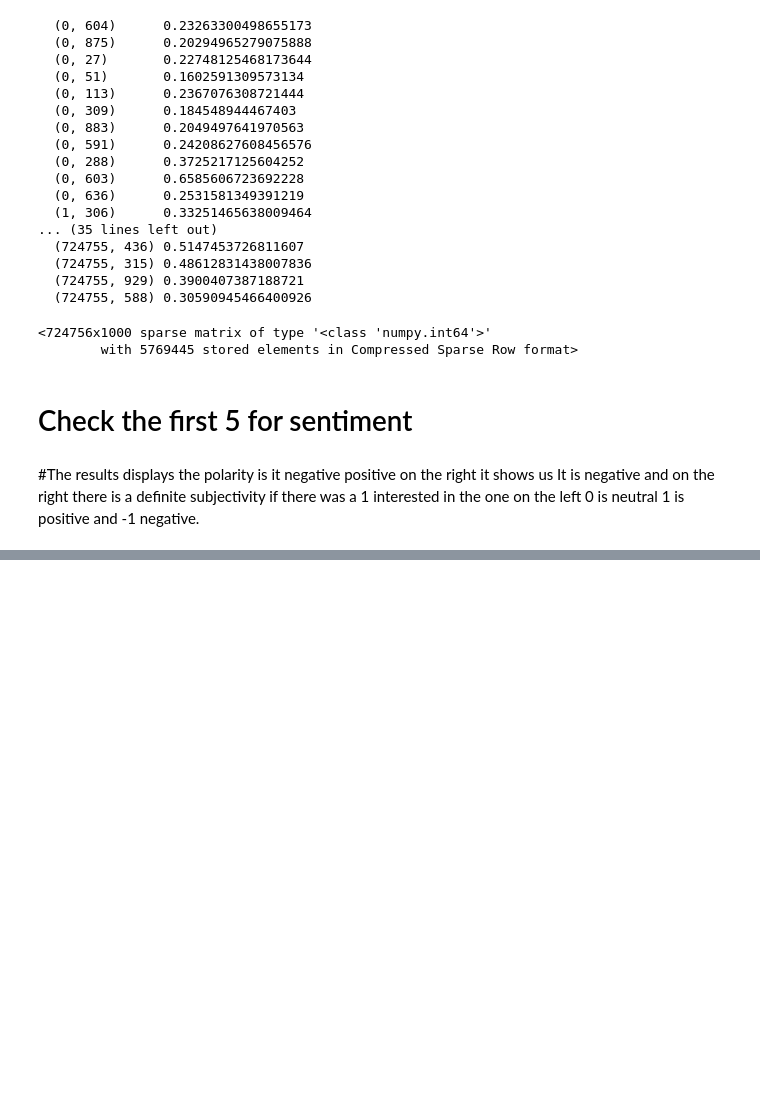
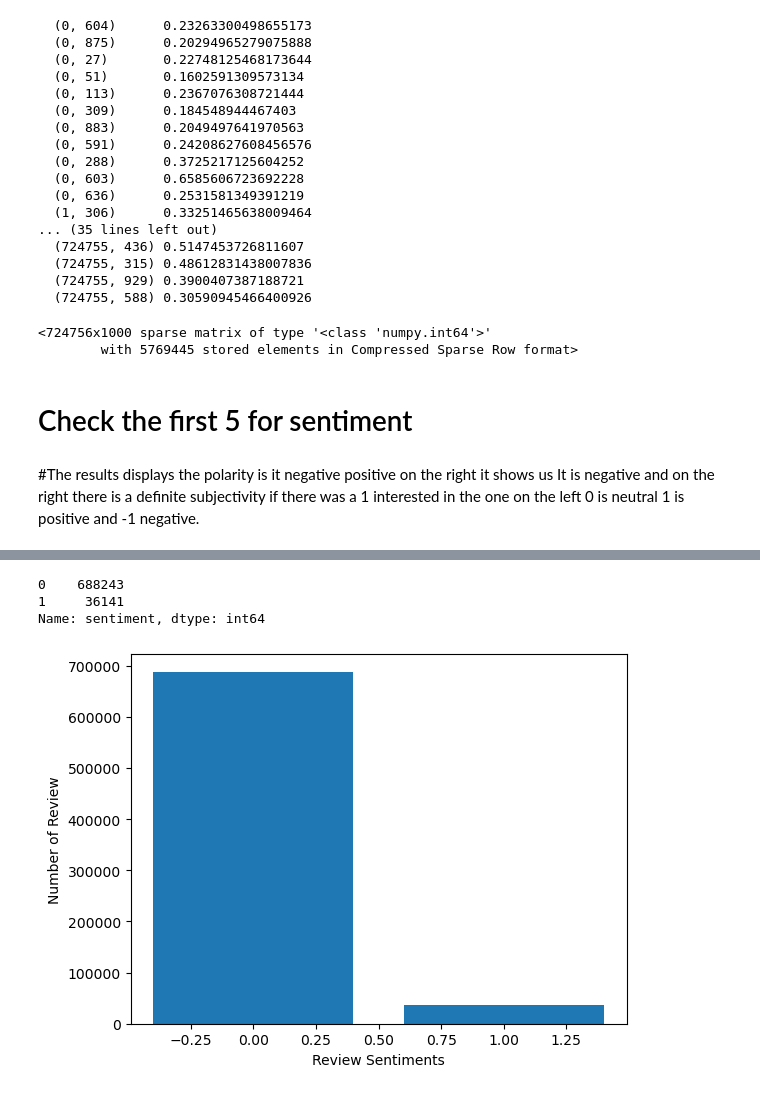
Before and after one commit to chrischukwuka2022/MSC_ADV_BIGDATA, a Jupyter notebook: Sentiment_Analysis_MH.ipynb, the cells around one changed output, grey strips where cells are left out. Saved outputs shown, nothing was run; the diff lists cells and outputs as text; code cells hidden in the pictures; blank space fills up the shorter version.

Commit message:
sentimental

```diff
--- a/Sentiment_Analysis_MH.ipynb
+++ b/Sentiment_Analysis_MH.ipynb
@@ -383,0 +426,3 @@ train_bow
+# %%
+
+sentiment = pd.read_csv('df_sentiment.csv')
@@ -383,0 +455,3 @@ train_bow
+# %%
+sentiment['sentiment'] = sentiment['sentiment'].fillna(0).astype(np.int64)
+print(sentiment)
@@ -383,0 +506,16 @@ train_bow
+# %%
+sentiment = sentiment.dropna()
+# %%
+sentiment.sentiment.value_counts()
+# %% [output]
+0    688243
+1     36141
+Name: sentiment, dtype: int64
+# %%
+sentiment_count=sentiment.groupby('sentiment').count()
+plt.bar(sentiment_count.index.values, sentiment_count['tweet'])
+plt.xlabel('Review Sentiments')
+plt.ylabel('Number of Review')
+plt.show()
+# %% [output]
+[figure, added]
```
Also changed, not shown: parts of 20 cells of this notebook, 1 other file.
